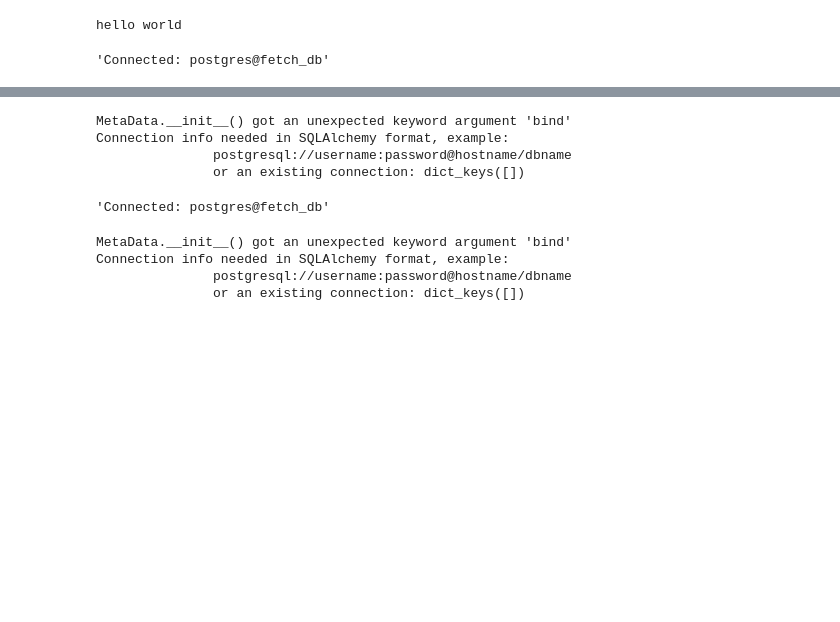
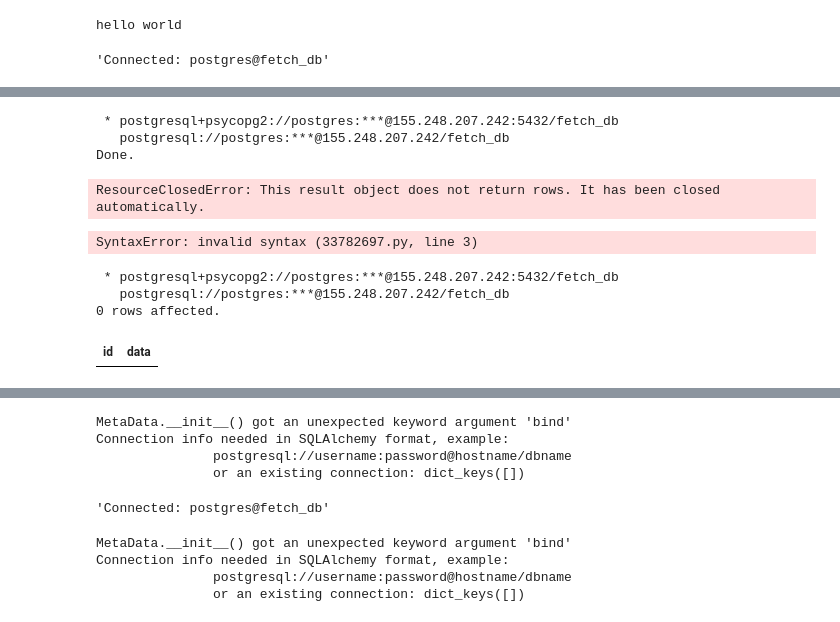
Before and after one commit to L3P3titPrince/015_FetchRewards_HW, a Jupyter notebook: src/1.ipynb, the cells around one changed output, grey strips where cells are left out. Cells and saved outputs as stored; diff of their text form; code cells hidden in the pictures; blank space fills up the shorter version.

```diff
--- a/src/1.ipynb
+++ b/src/1.ipynb
@@ -12,2 +28,30 @@ hello world
+# %%
+# prepare a raw table to store the receipts JSON data
+%%sql
+CREATE TABLE receipts_raw (
+    id SERIAL PRIMARY KEY,
+    data JSONB
+);
+# %% [output]
+ * postgresql+psycopg2://postgres:***@155.248.207.242:5432/fetch_db
+   postgresql://postgres:***@155.248.207.242/fetch_db
+Done.
+ResourceClosedError: This result object does not return rows. It has been closed automatically.
+# %%
+# the file wil import into table=receipts_raw and column=data. We set the column=data as JSONB data type
+%%sql
+COPY receipts_raw(data)
+FROM '../data/receipts.json'
+WITH (FORMAT json);
+# %% [output]
+SyntaxError: invalid syntax (33782697.py, line 3)
+# %%
+%%sql
+SELECT * FROM receipts_raw
+# %% [output]
+ * postgresql+psycopg2://postgres:***@155.248.207.242:5432/fetch_db
+   postgresql://postgres:***@155.248.207.242/fetch_db
+0 rows affected.
+| id | data |
 # %%
 # %% [output]
```
Also changed, not shown: parts of 16 cells of this notebook, 9 other files.
